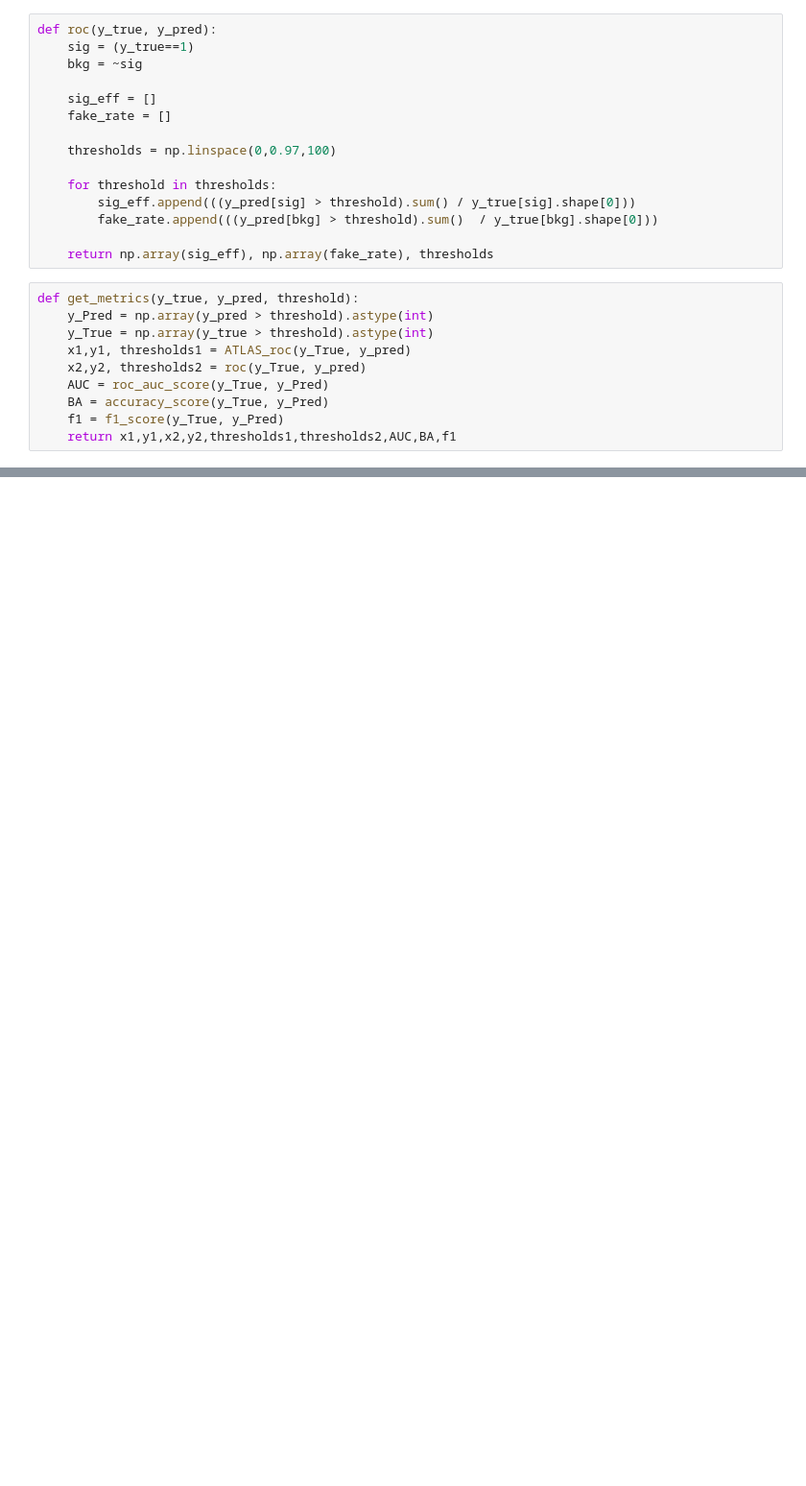
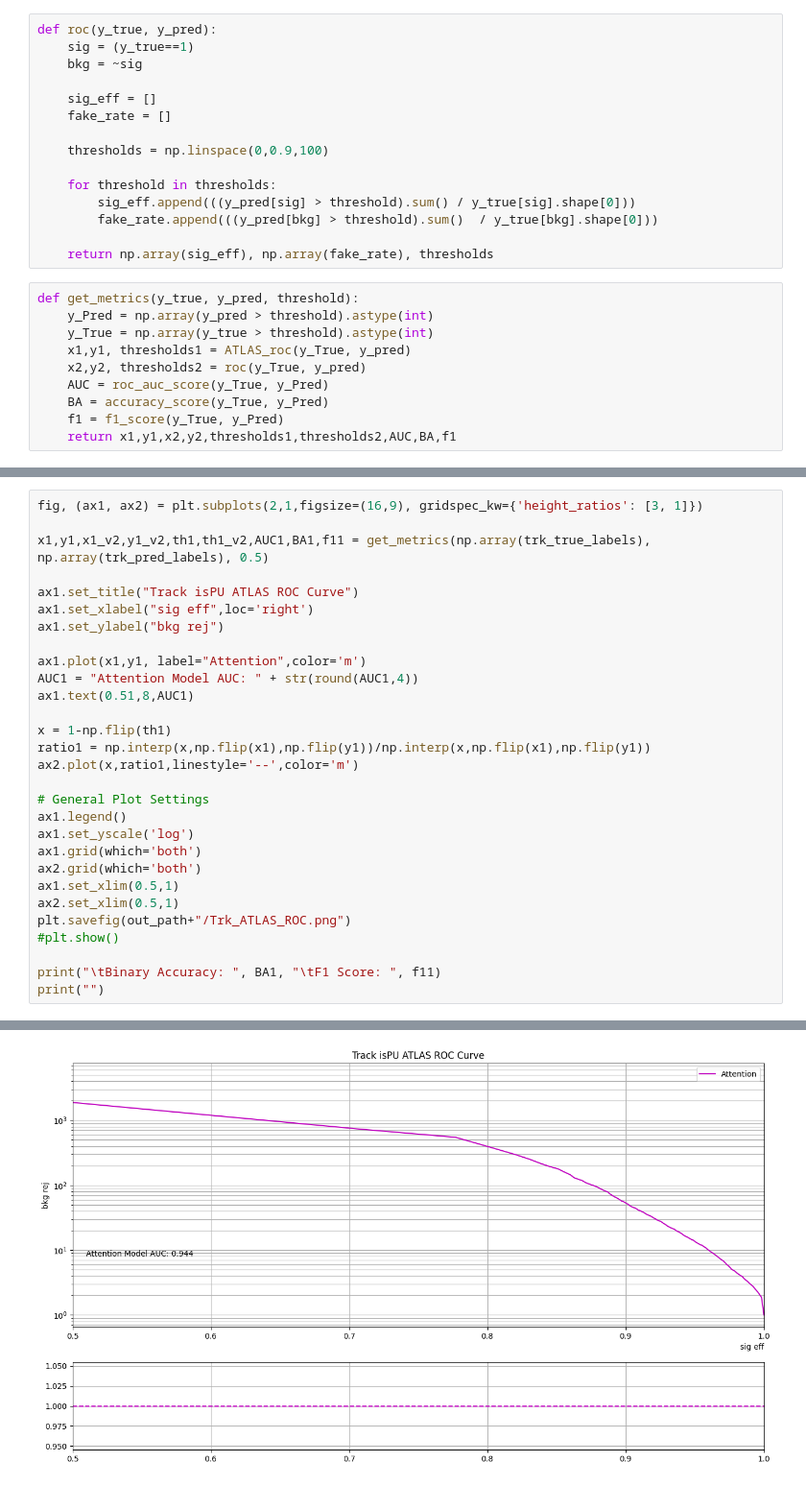
Before and after one commit to LukeV37/Pileup_Project_v1, a Jupyter notebook: models/train.ipynb, the cells around one changed output, grey strips where cells are left out. Shown at 96% size. Drawn from its saved outputs; the diff is of its cells as text; blank space fills up the shorter version.

```diff
--- a/models/train.ipynb
+++ b/models/train.ipynb
@@ -338,7 +414,7 @@ def roc(y_true, y_pred):
     sig_eff = []
     fake_rate = []
 
-    thresholds = np.linspace(0,0.97,100)
+    thresholds = np.linspace(0,0.9,100)
 
     for threshold in thresholds:
         sig_eff.append(((y_pred[sig] > threshold).sum() / y_true[sig].shape[0]))
@@ -424,0 +434,30 @@ print("Done!")
+# %%
+fig, (ax1, ax2) = plt.subplots(2,1,figsize=(16,9), gridspec_kw={'height_ratios': [3, 1]})
+
+x1,y1,x1_v2,y1_v2,th1,th1_v2,AUC1,BA1,f11 = get_metrics(np.array(trk_true_labels), np.array(trk_pred_labels), 0.5)
+
+ax1.set_title("Track isPU ATLAS ROC Curve")
+ax1.set_xlabel("sig eff",loc='right')
+ax1.set_ylabel("bkg rej")
+
+ax1.plot(x1,y1, label="Attention",color='m')
+AUC1 = "Attention Model AUC: " + str(round(AUC1,4))
+ax1.text(0.51,8,AUC1)
+
+x = 1-np.flip(th1)
+ratio1 = np.interp(x,np.flip(x1),np.flip(y1))/np.interp(x,np.flip(x1),np.flip(y1))
+ax2.plot(x,ratio1,linestyle='--',color='m')
+
+# General Plot Settings
+ax1.legend()
+ax1.set_yscale('log')
+ax1.grid(which='both')
+ax2.grid(which='both')
+ax1.set_xlim(0.5,1)
+ax2.set_xlim(0.5,1)
+plt.savefig(out_path+"/Trk_ATLAS_ROC.png")
+#plt.show()
+
+print("\tBinary Accuracy: ", BA1, "\tF1 Score: ", f11)
+print("")
+# %% [output]
@@ -424,0 +465 @@ print("Done!")
+[figure, added]
```
Also changed, not shown: parts of 15 cells of this notebook.
